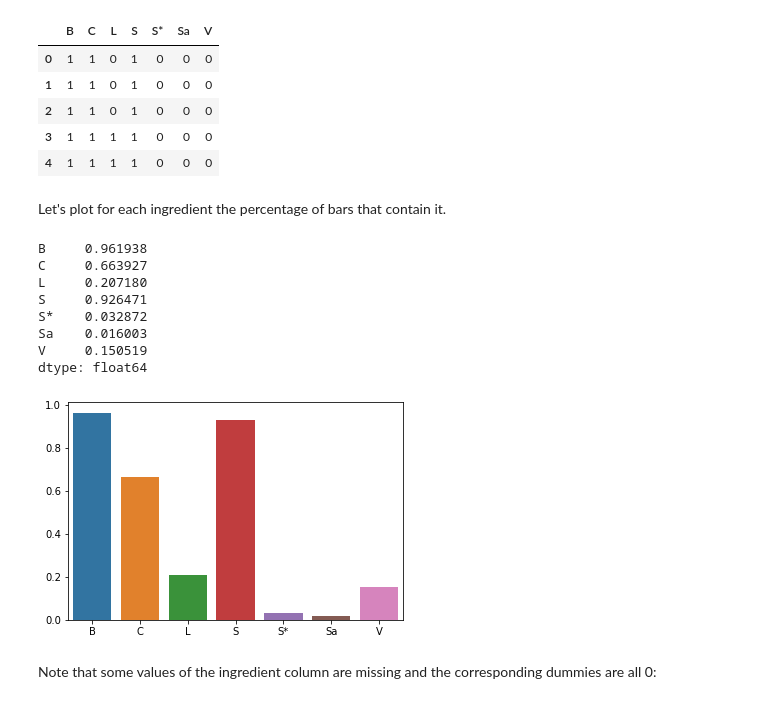
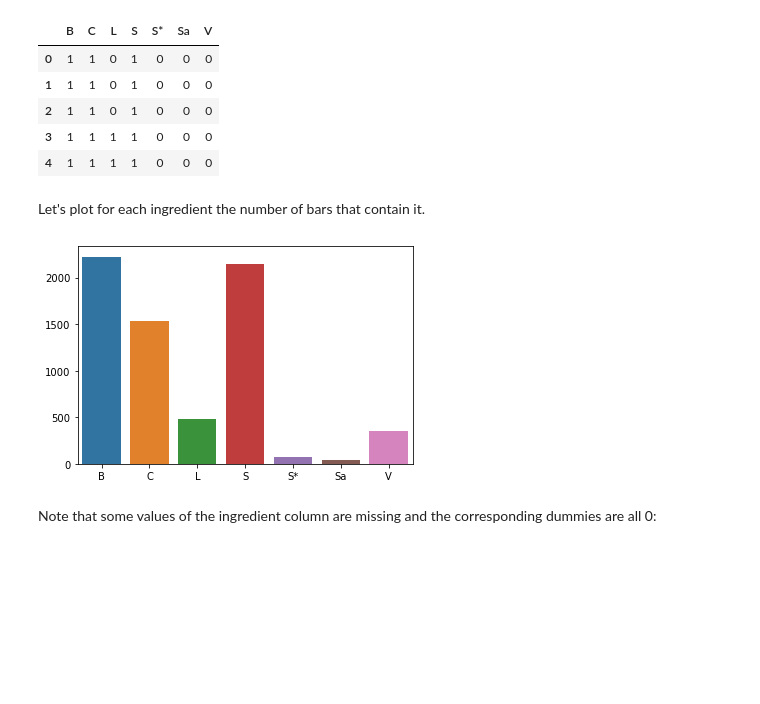
Before and after one commit to SimoneGiovannini/chocolate-rating-project, a Jupyter notebook: eda.ipynb, the cells around one changed output. Drawn from its saved outputs; the diff is of its cells as text; code cells hidden in the pictures; blank space fills up the shorter version.

Commit message:
More visualizations, started to change characteristics approach

```diff
--- a/eda.ipynb
+++ b/eda.ipynb
@@ -357,23 +333,12 @@ ingredient_dummies.head()
 | 3 | 1 | 1 | 1 | 1 | 0 | 0 | 0 |
 | 4 | 1 | 1 | 1 | 1 | 0 | 0 | 0 |
 # %% [markdown]
-Let's plot for each ingredient the percentage of bars that contain it.
+Let's plot for each ingredient the number of bars that contain it.
 # %%
-values = ingredient_dummies.sum() / df.shape[0]
-values
+values = ingredient_dummies.sum()
+sns.barplot(x=values.index, y=values);
 # %% [output]
-B     0.961938
-C     0.663927
-L     0.207180
-S     0.926471
-S*    0.032872
-Sa    0.016003
-V     0.150519
-dtype: float64
+[figure, added]
-# %%
-sns.barplot(x=values.index, y=values);
-# %% [output]
-[figure, removed]
 # %% [markdown]
 Note that some values of the ingredient column are missing and the corresponding dummies are all 0:
 # %%
```
Also changed, not shown: parts of 33 cells of this notebook.
